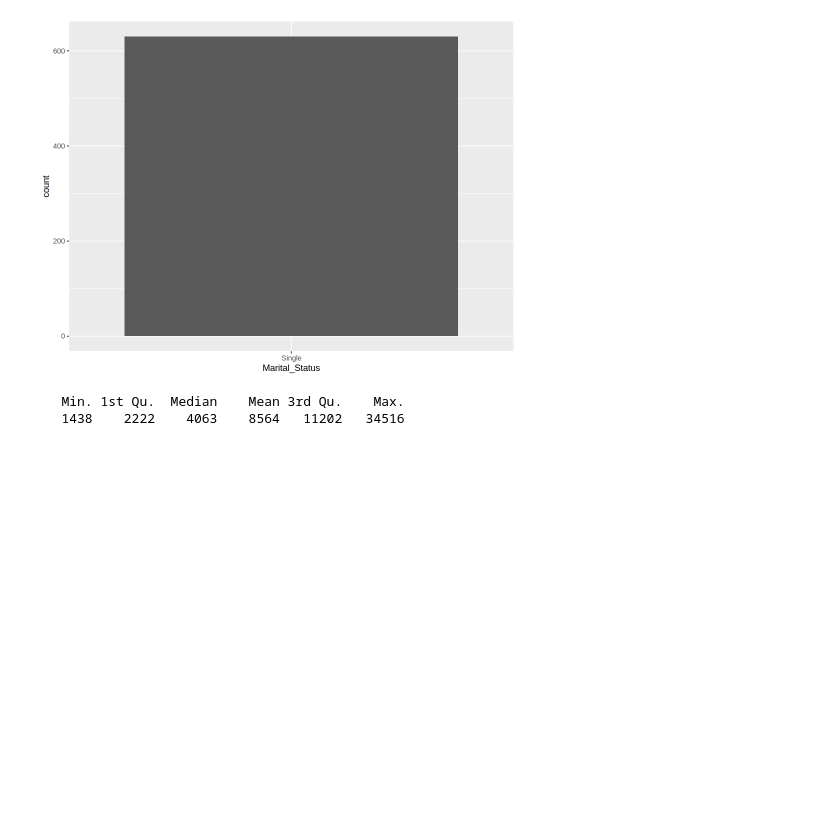
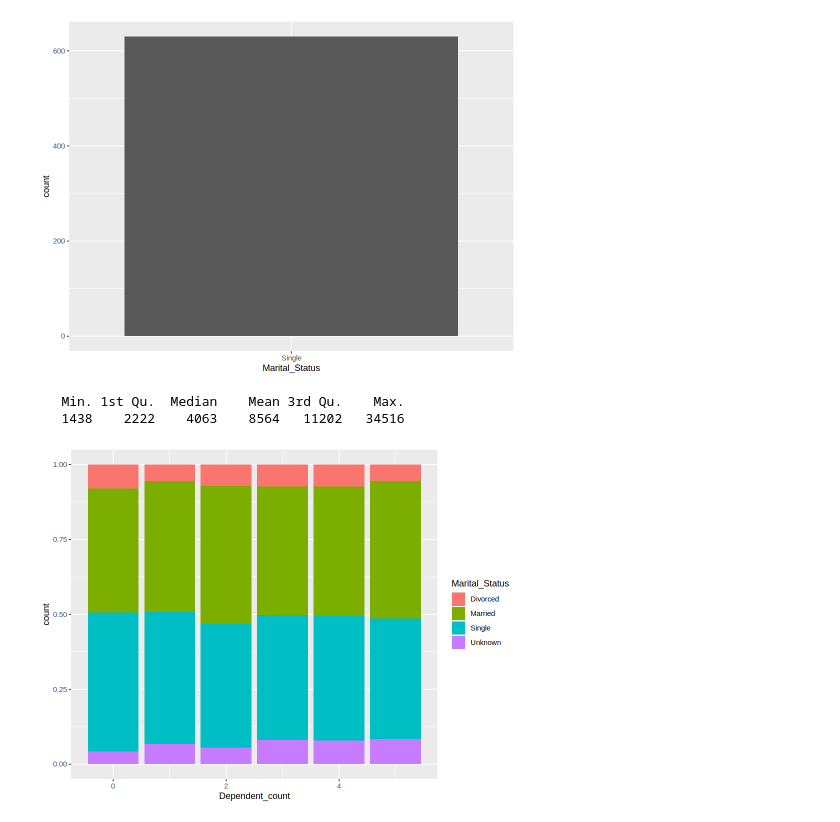
Before and after one commit to lanchiphamm/BOLT-Datathon, a Jupyter notebook: Untitled.ipynb, the cells around one changed output. Cells and saved outputs as stored; diff of their text form; code cells hidden in the pictures; blank space fills up the shorter version.

```diff
--- a/Untitled.ipynb
+++ b/Untitled.ipynb
@@ -645,3 +645,8 @@ summary(target_group$Credit_Limit)
 # %% [output]
    Min. 1st Qu.  Median    Mean 3rd Qu.    Max.
    1438    2222    4063    8564   11202   34516
+# %%
+ggplot(clean_data, aes(x = Dependent_count, fill = Marital_Status)) +
+    geom_bar(position = 'fill')
+# %% [output]
+[figure, added]
```
